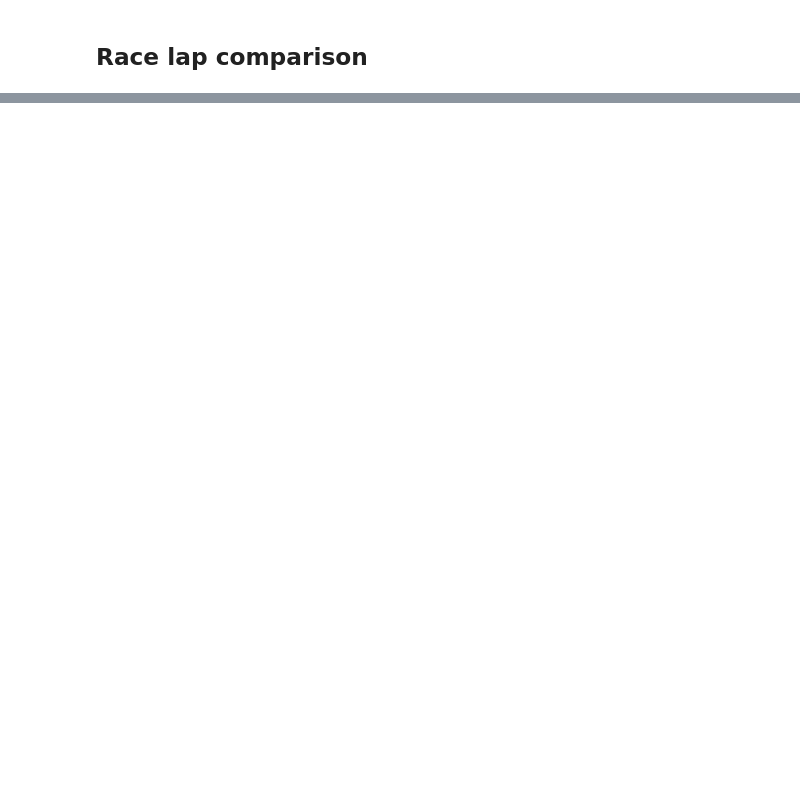
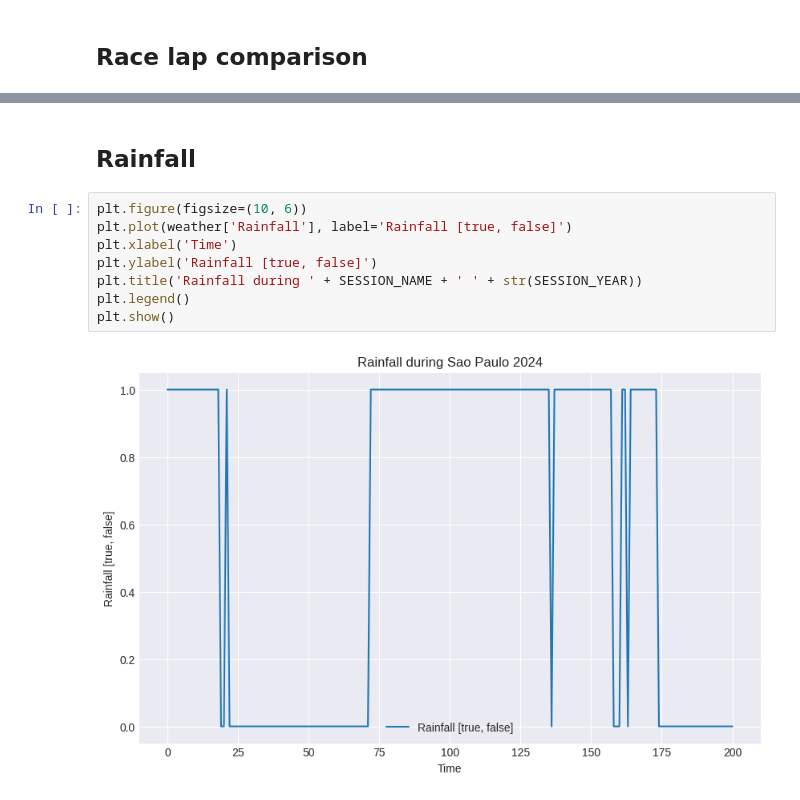
Before and after one commit to mcfiet/dl-project, a Jupyter notebook: fastf1_initial-tests.ipynb, the cells around one changed output, grey strips where cells are left out. Drawn from its saved outputs; the diff is of its cells as text; blank space fills up the shorter version.

```diff
--- a/fastf1_initial-tests.ipynb
+++ b/fastf1_initial-tests.ipynb
@@ -61,0 +118,12 @@ plt.show()
+# %% [markdown]
+## Rainfall
+# %%
+plt.figure(figsize=(10, 6))
+plt.plot(weather['Rainfall'], label='Rainfall [true, false]')
+plt.xlabel('Time')
+plt.ylabel('Rainfall [true, false]')
+plt.title('Rainfall during ' + SESSION_NAME + ' ' + str(SESSION_YEAR))
+plt.legend()
+plt.show()
+# %% [output]
+[figure, added]
```
Also changed, not shown: parts of 7 cells of this notebook.
